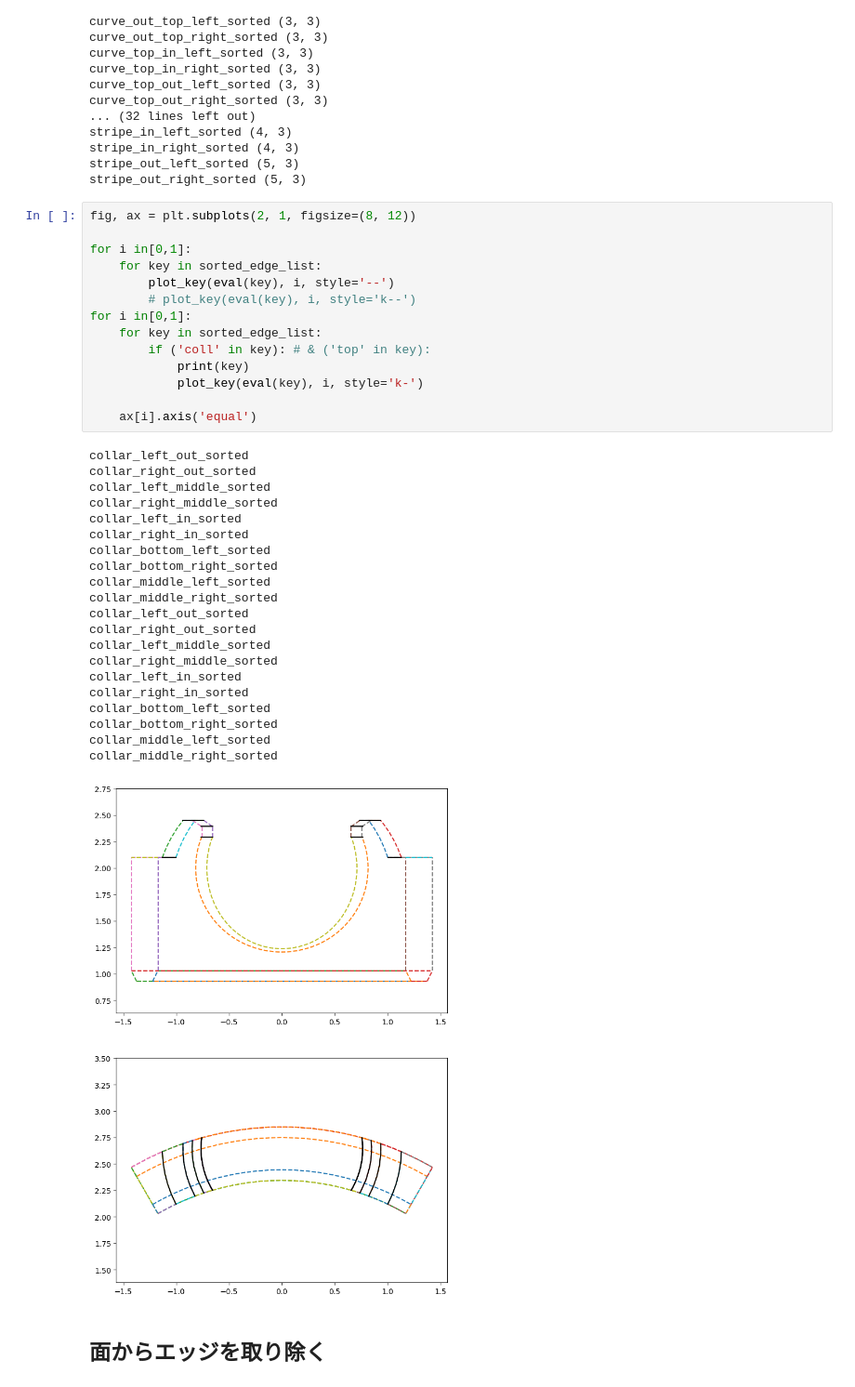
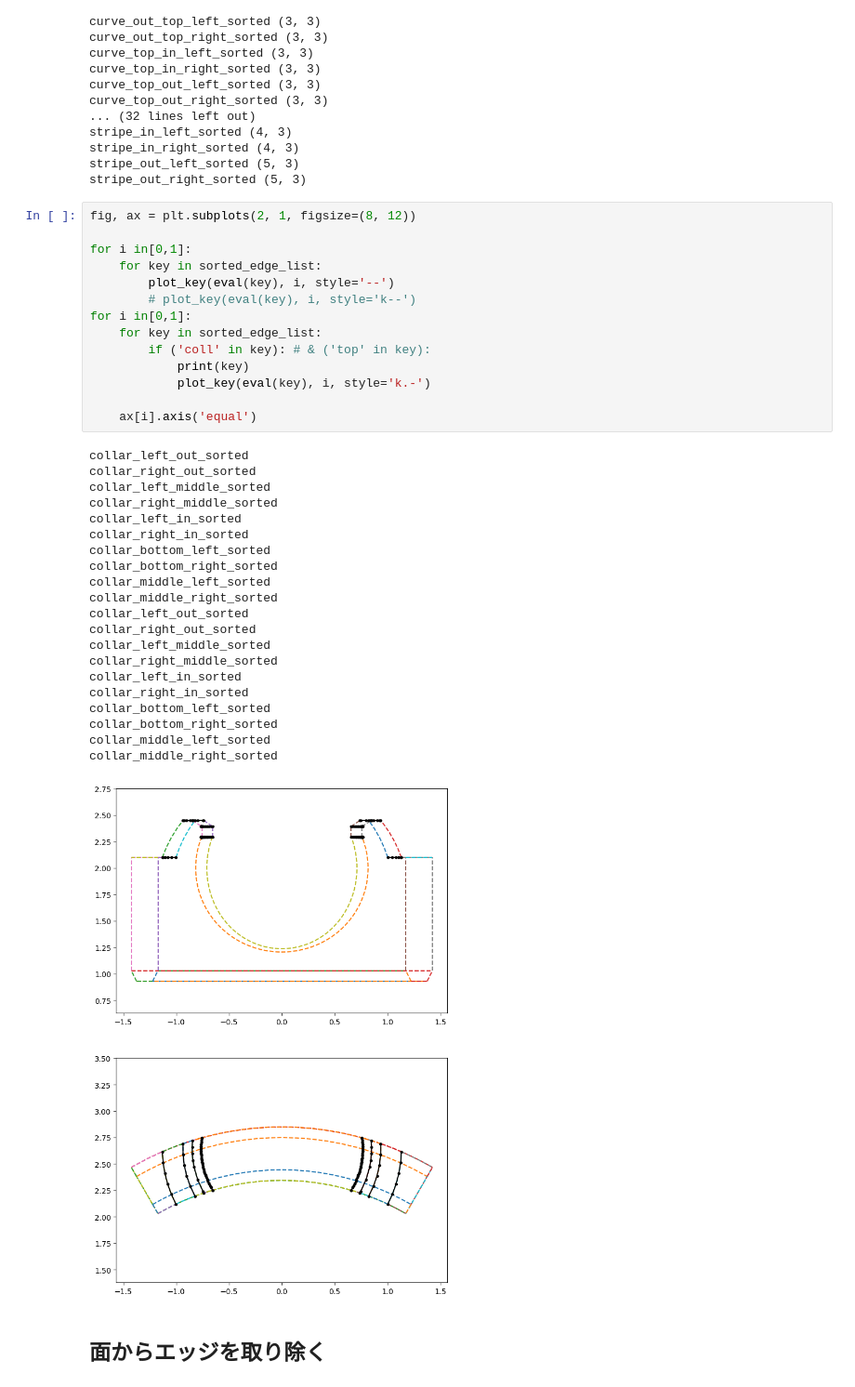
Before and after one commit to gyakusu/Mophing, a Jupyter notebook: python/BearingMakeList.ipynb, the cells around one changed output. Shown: that part at 93% size. Saved outputs shown, nothing was run; the diff lists cells and outputs as text.

```diff
--- a/python/BearingMakeList.ipynb
+++ b/python/BearingMakeList.ipynb
@@ -478,35 +478,35 @@ for i in[0,1]:
     for key in sorted_edge_list:
         plot_key(eval(key), i, style='--')
         # plot_key(eval(key), i, style='k--')
 for i in[0,1]:
     for key in sorted_edge_list:
         if ('coll' in key): # & ('top' in key):
             print(key)
-            plot_key(eval(key), i, style='k-')
+            plot_key(eval(key), i, style='k.-')
 
     ax[i].axis('equal')
 # %% [output]
 collar_left_out_sorted
 collar_right_out_sorted
 collar_left_middle_sorted
 collar_right_middle_sorted
 collar_left_in_sorted
 collar_right_in_sorted
 collar_bottom_left_sorted
 collar_bottom_right_sorted
 collar_middle_left_sorted
 collar_middle_right_sorted
 collar_left_out_sorted
 collar_right_out_sorted
 collar_left_middle_sorted
 collar_right_middle_sorted
 collar_left_in_sorted
 collar_right_in_sorted
 collar_bottom_left_sorted
 collar_bottom_right_sorted
 collar_middle_left_sorted
 collar_middle_right_sorted
-[figure, old version]
+[figure, new version]
 # %% [markdown]
 ## 面からエッジを取り除く
 # %%
```
Also changed, not shown: 3 other files.
